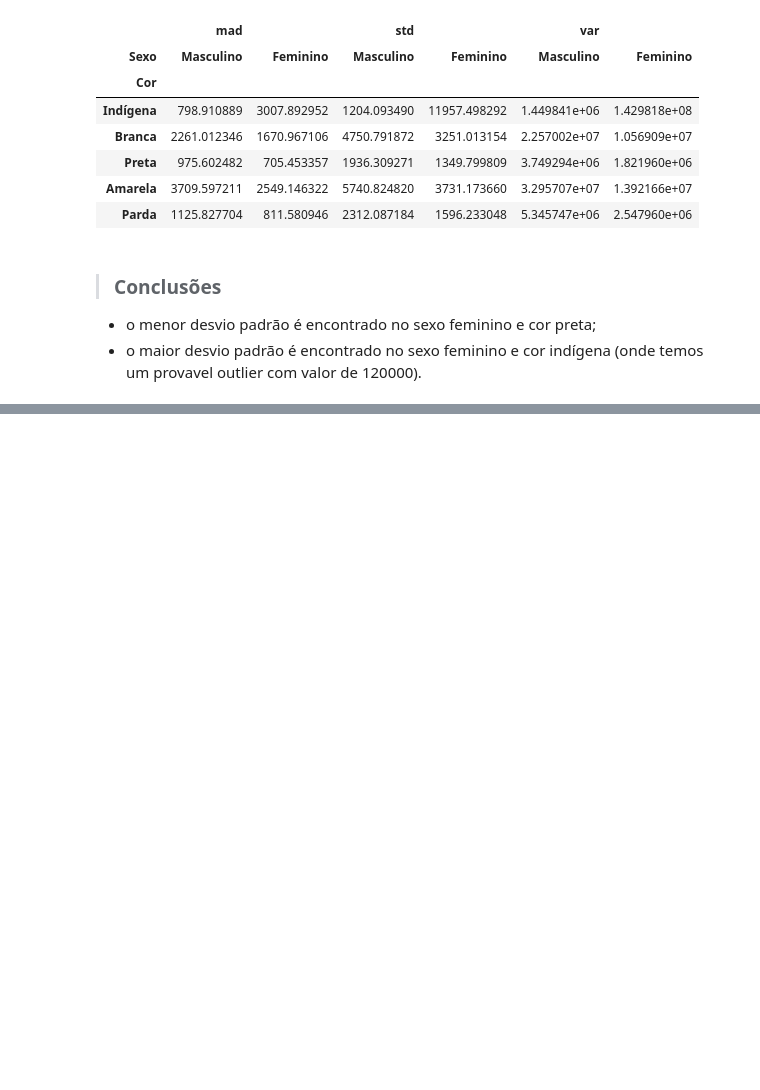
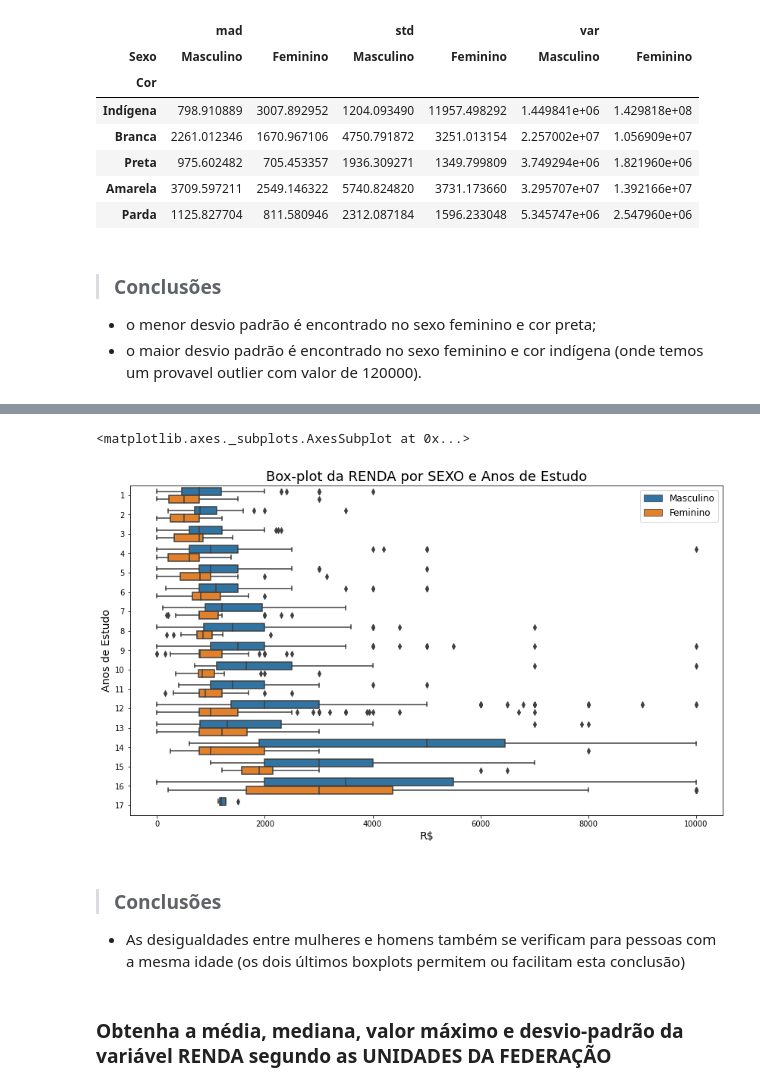
Before and after one commit to heber-augusto/course-stats-with-python, a Jupyter notebook: final_project.ipynb, the cells around one changed output, grey strips where cells are left out. Drawn from its saved outputs; the diff is of its cells as text; code cells hidden in the pictures; blank space fills up the shorter version.

```diff
--- a/final_project.ipynb
+++ b/final_project.ipynb
@@ -540,0 +648,34 @@ Escreva suas conclusões aqui...
+# %%
+renda_ate_10k_50_anos = dados[(dados.Renda <= 10000) & (dados.Idade == 50)]
+ax = sns.boxplot(
+   x='Renda',
+   y='Anos de Estudo',
+   hue='Sexo',
+   orient='horizontal',
+   data=renda_ate_10k_50_anos
+
+)
+
+
+ax.figure.set_size_inches(14, 8)    # Personalizando o tamanho da figura
+
+ax.set_title('Box-plot da RENDA por SEXO e Anos de Estudo', fontsize=18)    # Configurando o título do gráfico
+
+ax.set_xlabel('R$', fontsize=14)    # Configurando o label do eixo X
+
+ax.set_ylabel('Anos de Estudo', fontsize=14)    # Configurando o label do eixo Y
+
+# Configurações da legenda do gráfico (Sexo)
+handles, _ = ax.get_legend_handles_labels()
+ax.legend(handles, ['Masculino', 'Feminino'], fontsize=12)
+
+ax
+# %% [output]
+<matplotlib.axes._subplots.AxesSubplot at 0x...>
+[figure, added]
+# %% [markdown]
+> ### Conclusões
+
+ - As desigualdades entre mulheres e homens também se verificam para pessoas com a mesma idade (os dois últimos boxplots permitem ou facilitam esta conclusão)
+# %% [markdown]
+### Obtenha a média, mediana, valor máximo e desvio-padrão da variável RENDA segundo as UNIDADES DA FEDERAÇÃO
```
Also changed, not shown: parts of 27 cells of this notebook.
